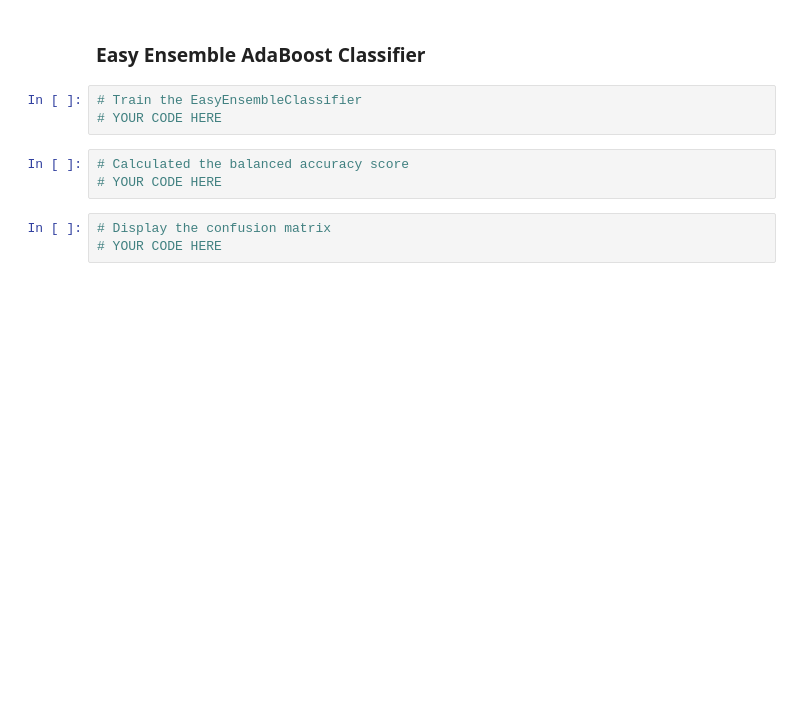
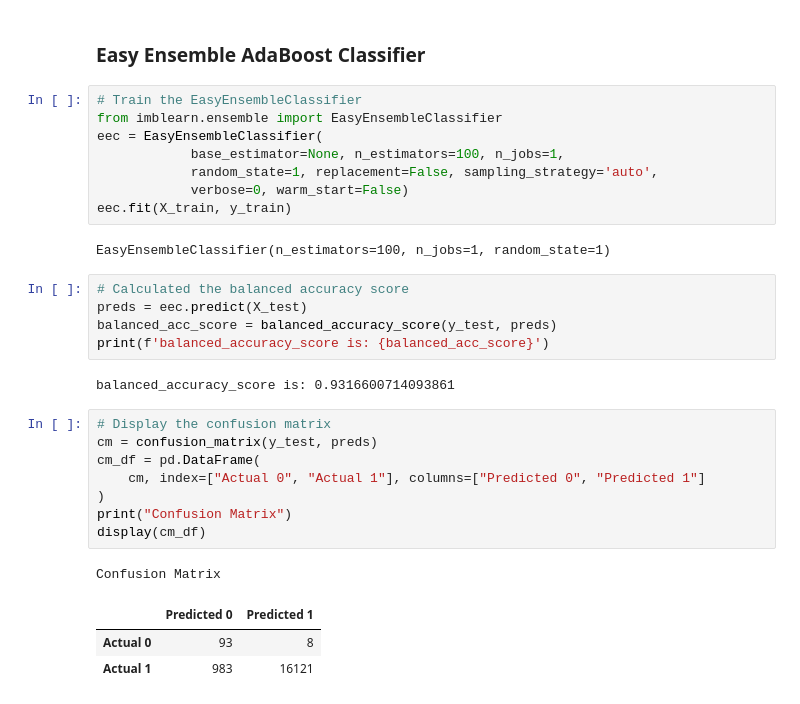
Before and after one commit to Solrys/Credit_Risk_Analysis, a Jupyter notebook: credit_risk_ensemble.ipynb, the cells around one changed output. Saved outputs shown, nothing was run; the diff lists cells and outputs as text; blank space fills up the shorter version.

```diff
--- a/credit_risk_ensemble.ipynb
+++ b/credit_risk_ensemble.ipynb
@@ -128,14 +214,35 @@ Note: Use a random state of 1 for each algorithm to ensure consistency between t
 # %% [markdown]
 ### Easy Ensemble AdaBoost Classifier
-# %%
-# Train the EasyEnsembleClassifier
-# YOUR CODE HERE
-# %%
-# Calculated the balanced accuracy score
-# YOUR CODE HERE
-# %%
-# Display the confusion matrix
-# YOUR CODE HERE
+# %%
+# Train the EasyEnsembleClassifier
+from imblearn.ensemble import EasyEnsembleClassifier
+eec = EasyEnsembleClassifier(
+            base_estimator=None, n_estimators=100, n_jobs=1,
+            random_state=1, replacement=False, sampling_strategy='auto',
+            verbose=0, warm_start=False)
+eec.fit(X_train, y_train)
+# %% [output]
+EasyEnsembleClassifier(n_estimators=100, n_jobs=1, random_state=1)
+# %%
+# Calculated the balanced accuracy score
+preds = eec.predict(X_test)
+balanced_acc_score = balanced_accuracy_score(y_test, preds)
+print(f'balanced_accuracy_score is: {balanced_acc_score}')
+# %% [output]
+balanced_accuracy_score is: 0.9316600714093861
+# %%
+# Display the confusion matrix
+cm = confusion_matrix(y_test, preds)
+cm_df = pd.DataFrame(
+    cm, index=["Actual 0", "Actual 1"], columns=["Predicted 0", "Predicted 1"]
+)
+print("Confusion Matrix")
+display(cm_df)
+# %% [output]
+Confusion Matrix
+|  | Predicted 0 | Predicted 1 |
+| Actual 0 | 93 | 8 |
+| Actual 1 | 983 | 16121 |
 # %%
 # Print the imbalanced classification report
 # YOUR CODE HERE
```
Also changed, not shown: parts of 17 cells of this notebook.
